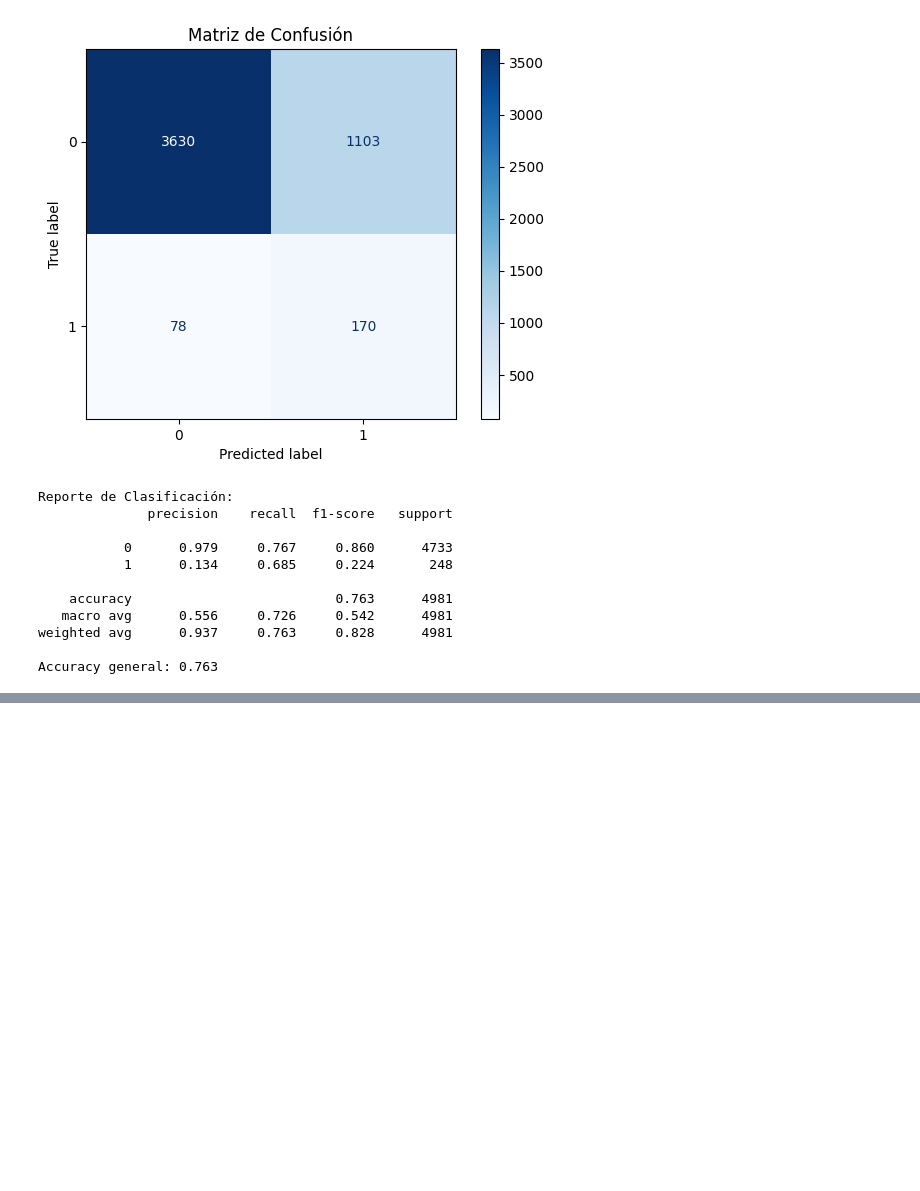
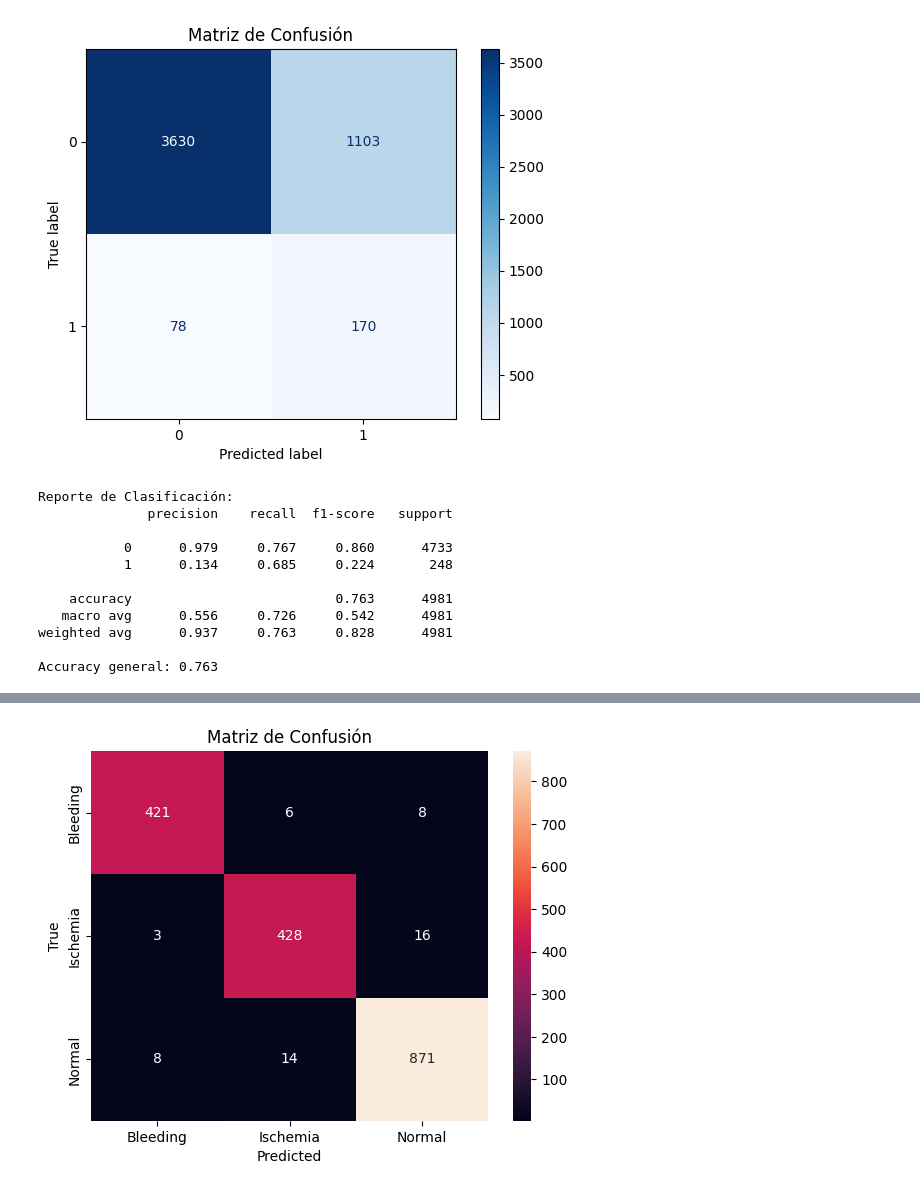
Before and after one commit to Bootcamp-IA-P4/brainstroke-navm, a Jupyter notebook: model/models.ipynb, the cells around one changed output, grey strips where cells are left out. Saved outputs shown, nothing was run; the diff lists cells and outputs as text; code cells hidden in the pictures; blank space fills up the shorter version.

```diff
--- a/model/models.ipynb
+++ b/model/models.ipynb
@@ -326,45 +326,72 @@ import torchvision.transforms as transforms
 import torch.nn as nn
 import torch.optim as optim
 from torch.utils.data import DataLoader
+from sklearn.metrics import accuracy_score, classification_report, confusion_matrix
 import mlflow
 import mlflow.pytorch
-from sklearn.metrics import accuracy_score
+from collections import Counter
+import numpy as np
+import seaborn as sns
+import matplotlib.pyplot as plt
 
 mlflow.set_tracking_uri("http://127.0.0.1:5000")
 
 # Configuración
 device = torch.device("cuda" if torch.cuda.is_available() else "cpu")
 batch_size = 32
-epochs = 6
+epochs = 15
 learning_rate = 1e-4
-data_dir = "data2"  # Ruta a tu carpeta con subdirectorios 'ictus' y 'normal'
+data_dir = "data2"
 
-# Transforms
+# Transforms con data augmentation mejorado
 transform = transforms.Compose([
     transforms.Resize((224, 224)),
+    transforms.RandomApply([transforms.RandomRotation(20)], p=0.5),
+    transforms.RandomApply([transforms.ColorJitter(0.3, 0.3, 0.3, 0.1)], p=0.5),
+    transforms.RandomHorizontalFlip(),
+    transforms.RandomVerticalFlip(),
     transforms.ToTensor(),
+    transforms.Normalize([0.485, 0.456, 0.406],
+                         [0.229, 0.224, 0.225]),
 ])
 
-# Dataset
+# Dataset y DataLoader
 dataset = torchvision.datasets.ImageFolder(root=data_dir, transform=transform)
 train_size = int(0.8 * len(dataset))
 val_size = len(dataset) - train_size
 train_ds, val_ds = torch.utils.data.random_split(dataset, [train_size, val_size])
 
-train_loader = DataLoader(train_ds, batch_size=batch_size, shuffle=True, num_workers=2, pin_memory=True)
-val_loader = DataLoader(val_ds, batch_size=batch_size, shuffle=False, num_workers=2, pin_memory=True)
+train_loader = DataLoader(train_ds, batch_size=batch_size, shuffle=True, num_workers=4)
+val_loader = DataLoader(val_ds, batch_size=batch_size, shuffle=False, num_workers=4)
 
-# Modelo
-model = torchvision.models.mobilenet_v2(pretrained=True)
-model.classifier[1] = nn.Linear(model.last_channel, 3)  # 2 clases: ictus, normal
+# Cálculo de pesos con clases de train_ds
+train_labels = [dataset.targets[i] for i in train_ds.indices]
+class_counts = Counter(train_labels)
+class_weights = 1.0 / torch.tensor([class_counts[i] for i in range(len(class_counts))], dtype=torch.float)
+criterion = nn.CrossEntropyLoss(weight=class_weights.to(device))
+
+# Modelo con ResNet50
+model = torchvision.models.resnet50(pretrained=True)
+num_features = model.fc.in_features
+model.fc = nn.Sequential(
+    nn.Dropout(0.3),
+    nn.Linear(num_features, 128),
+    nn.ReLU(),
+    nn.Dropout(0.2),
+    nn.Linear(128, 3)
+)
 model = model.to(device)
 
-# Loss y Optimizer
-criterion = nn.CrossEntropyLoss()
+# Optimizador y scheduler
 optimizer = optim.Adam(model.parameters(), lr=learning_rate)
+scheduler = torch.optim.lr_scheduler.StepLR(optimizer, step_size=5, gamma=0.5)
 
 # MLflow tracking
-mlflow.set_experiment("ICTUS Red_Neuronal 2")
+mlflow.set_experiment("ICTUS ResNet50 Mejorado")
+
+best_f1 = 0
+patience = 4
+wait = 0
 
 with mlflow.start_run():
     mlflow.log_param("epochs", epochs)
@@ -388,16 +415,47 @@ with mlflow.start_run():
         all_preds, all_labels = [], []
         with torch.no_grad():
             for imgs, labels in val_loader:
-                imgs = imgs.to(device)
+                imgs, labels = imgs.to(device), labels.to(device)
                 outputs = model(imgs)
                 preds = torch.argmax(outputs, dim=1).cpu()
                 all_preds.extend(preds)
-                all_labels.extend(labels)
+                all_labels.extend(labels.cpu())
 
         acc = accuracy_score(all_labels, all_preds)
-        print(f"Epoch {epoch+1}/{epochs}, Loss: {running_loss:.4f}, Val Acc: {acc:.4f}")
+        report = classification_report(all_labels, all_preds, target_names=dataset.classes, output_dict=True)
+        precision = report['weighted avg']['precision']
+        recall = report['weighted avg']['recall']
+        f1 = report['weighted avg']['f1-score']
+
+        print(f"Epoch {epoch+1}/{epochs} | Loss: {running_loss:.4f} | Acc: {acc:.4f} | Precision: {precision:.4f} | Recall: {recall:.4f} | F1: {f1:.4f}")
+
+        # MLflow logs
         mlflow.log_metric("val_accuracy", acc, step=epoch)
+        mlflow.log_metric("val_precision", precision, step=epoch)
+        mlflow.log_metric("val_recall", recall, step=epoch)
+        mlflow.log_metric("val_f1", f1, step=epoch)
+        mlflow.log_metric("lr", scheduler.get_last_lr()[0], step=epoch)
 
-    # Guardar el modelo
+        scheduler.step()
+
+        # Early Stopping
+        if f1 > best_f1:
+            best_f1 = f1
+            wait = 0
+            torch.save(model.state_dict(), "best_model.pt")
+        else:
+            wait += 1
+            if wait >= patience:
+                print("\u23f9\ufe0f Early stopping activado.")
+                break
+
     mlflow.pytorch.log_model(model, "model")
+
+# Mostrar matriz de confusión
+cm = confusion_matrix(all_labels, all_preds)
+sns.heatmap(cm, annot=True, fmt='d', xticklabels=dataset.classes, yticklabels=dataset.classes)
+plt.xlabel("Predicted")
+plt.ylabel("True")
+plt.title("Matriz de Confusión")
+plt.show()
 # %% [output]
@@ -414,3 +484,4 @@ Epoch 6/6, Loss: 5.7926, Val Acc: 0.9656
+[figure, added]
 # %%
 import torch
 from torchvision import transforms
```
Also changed, not shown: parts of 2 cells of this notebook, 8 other files.
